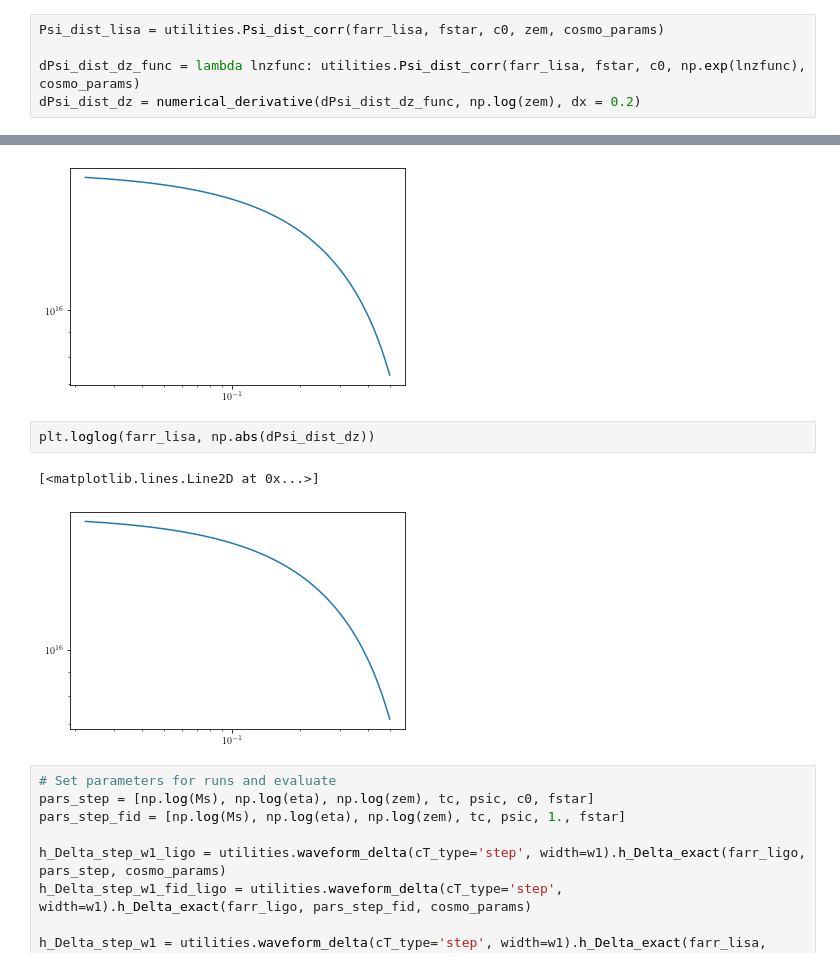
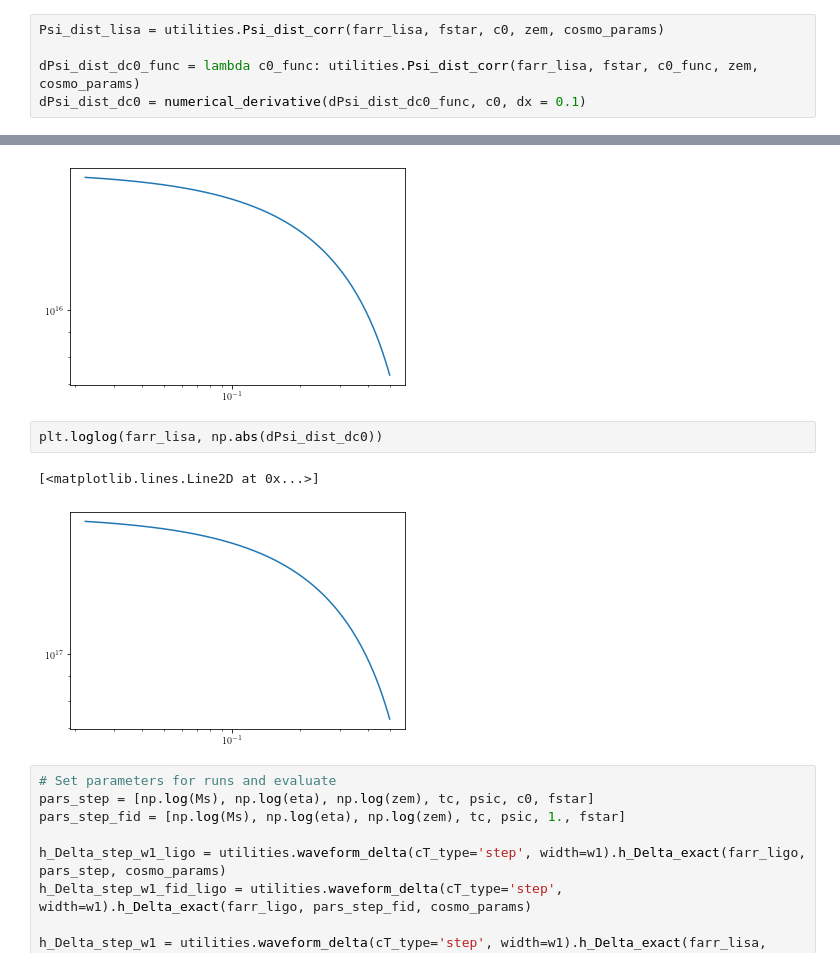
Before and after one commit to AnChenPhys/multiband_MG, a Jupyter notebook: code/multiband_MG_new.ipynb, the cells around one changed output, grey strips where cells are left out. Saved outputs shown, nothing was run; the diff lists cells and outputs as text.

```diff
--- a/code/multiband_MG_new.ipynb
+++ b/code/multiband_MG_new.ipynb
@@ -421,6 +419,6 @@ Text(0, 0.5, '$\\Delta$')
 # %%
 Psi_dist_lisa = utilities.Psi_dist_corr(farr_lisa, fstar, c0, zem, cosmo_params)
 
-dPsi_dist_dz_func = lambda lnzfunc: utilities.Psi_dist_corr(farr_lisa, fstar, c0, np.exp(lnzfunc), cosmo_params)
-dPsi_dist_dz = numerical_derivative(dPsi_dist_dz_func, np.log(zem), dx = 0.2)
+dPsi_dist_dc0_func = lambda c0_func: utilities.Psi_dist_corr(farr_lisa, fstar, c0_func, zem, cosmo_params)
+dPsi_dist_dc0 = numerical_derivative(dPsi_dist_dc0_func, c0, dx = 0.1)
 # %% [output]
@@ -431,10 +429,10 @@ plt.loglog(farr_lisa, np.abs(Psi_dist_lisa))
 [<matplotlib.lines.Line2D at 0x...>]
 [figure]
 # %%
-plt.loglog(farr_lisa, np.abs(dPsi_dist_dz))
+plt.loglog(farr_lisa, np.abs(dPsi_dist_dc0))
 # %% [output]
 [<matplotlib.lines.Line2D at 0x...>]
-[figure, old version]
+[figure, new version]
 # %%
 # Set parameters for runs and evaluate
 pars_step = [np.log(Ms), np.log(eta), np.log(zem), tc, psic, c0, fstar]
```
Also changed, not shown: parts of 17 cells of this notebook, 1 other file.
